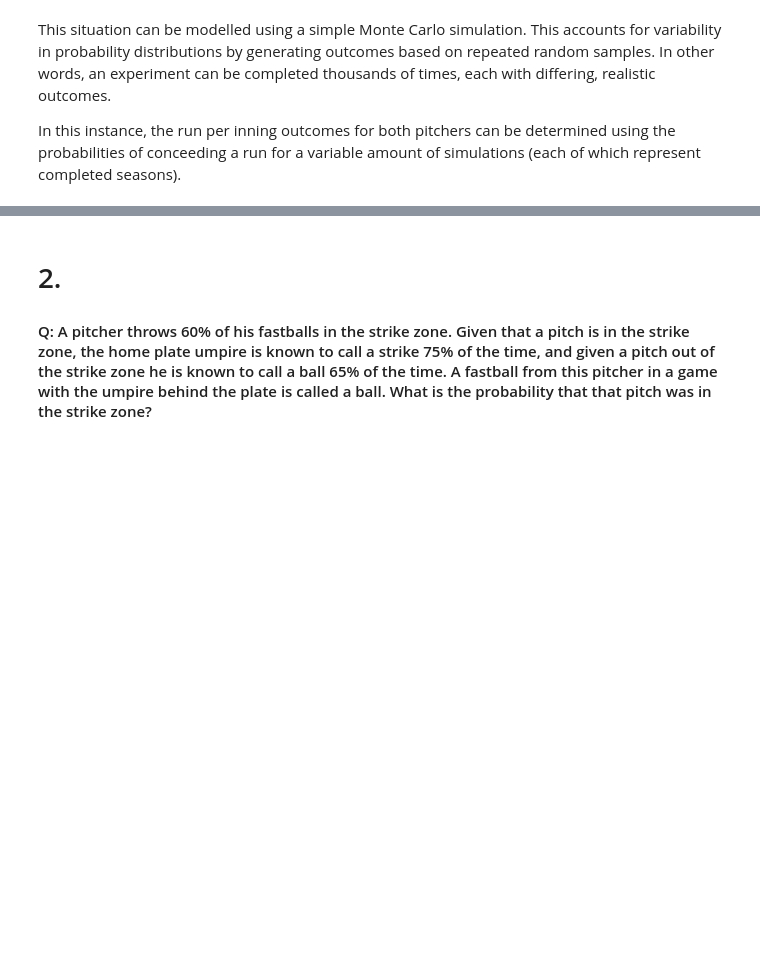
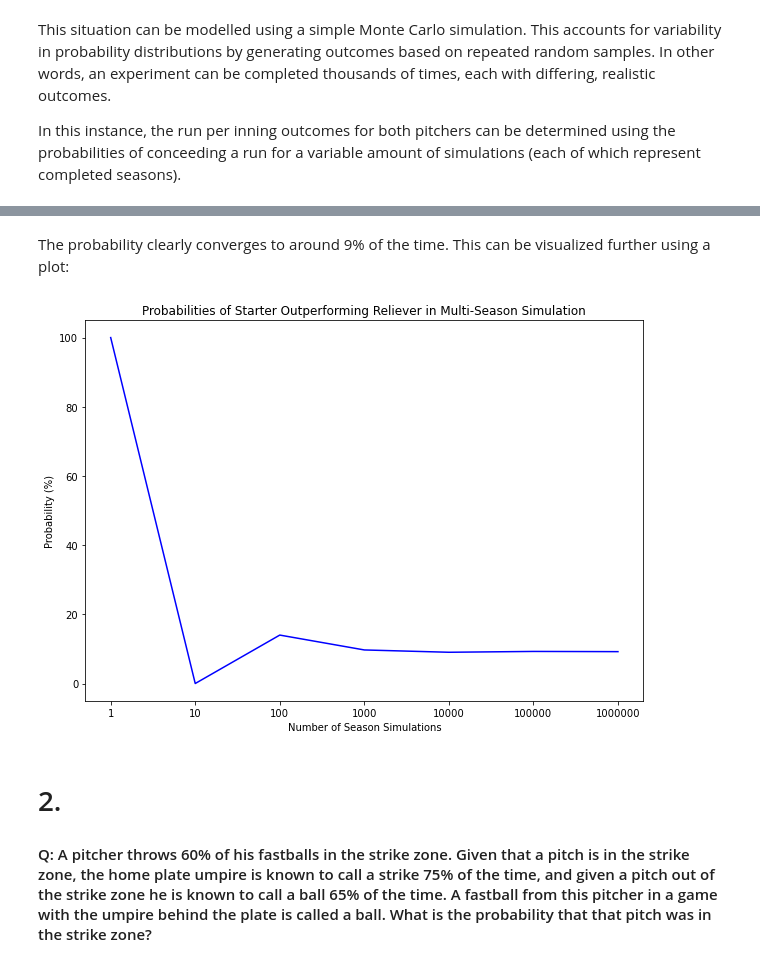
Before and after one commit to reetyf/brewers, a Jupyter notebook: Hailey_Weinschenk_Mil_Brewers_R&D_Questionnaire.ipynb, the cells around one changed output, grey strips where cells are left out. Saved outputs shown, nothing was run; the diff lists cells and outputs as text; code cells hidden in the pictures; blank space fills up the shorter version.

```diff
--- a/Hailey_Weinschenk_Mil_Brewers_R&D_Questionnaire.ipynb
+++ b/Hailey_Weinschenk_Mil_Brewers_R&D_Questionnaire.ipynb
@@ -65,3 +75,20 @@ The starter had a lower runs per inning in 13857 simulated seasons, which is 9.2
+# %% [markdown]
+The probability clearly converges to around 9% of the time. This can be visualized further using a plot:
+# %%
+import matplotlib.pyplot as plt
+import numpy as np
+
+ticks = [str(10**i) for i in range(0,7)]
+
+plt.figure(figsize =(10,7))
+plt.plot(np.array(probabilities)*100,color = 'b')
+plt.title('Probabilities of Starter Outperforming Reliever in Multi-Season Simulation')
+plt.xlabel('Number of Season Simulations')
+plt.xticks(ticks =np.arange(0,7), labels=ticks)
+plt.ylabel('Probability (%)')
+plt.show()
+# %% [output]
+[figure, added]
 # %% [markdown]
 # 2.
 #### Q: A pitcher throws 60% of his fastballs in the strike zone. Given that a pitch is in the strike zone, the home plate umpire is known to call a strike 75% of the time, and given a pitch out of the strike zone he is known to call a ball 65% of the time. A fastball from this pitcher in a game with the umpire behind the plate is called a ball. What is the probability that that pitch was in the strike zone?
```
Also changed, not shown: parts of 43 cells of this notebook, 1 other file.
